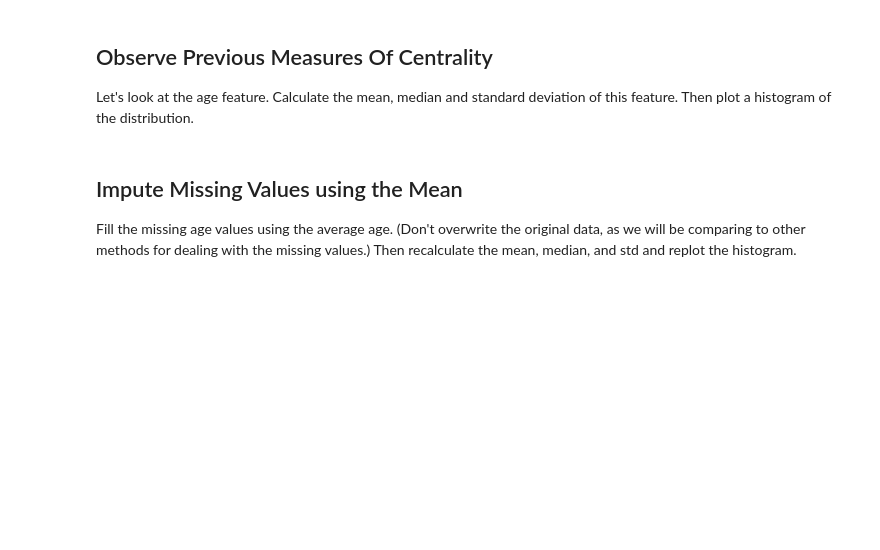
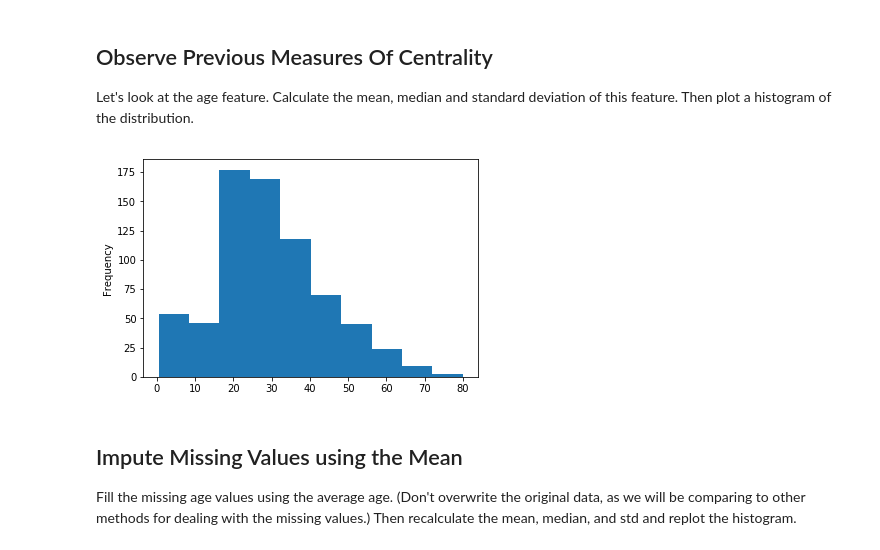
Before and after one commit to kathrinv/dsc-more-on-missing-data-lab-nyc-ds-082619, a Jupyter notebook: index.ipynb, the cells around one changed output. Saved outputs shown, nothing was run; the diff lists cells and outputs as text; code cells hidden in the pictures; blank space fills up the shorter version.

```diff
--- a/index.ipynb
+++ b/index.ipynb
@@ -50,17 +50,19 @@ Let's look at the age feature. Calculate the mean, median and standard deviation
 # %%
 #Your code here
 import numpy as np
 import matplotlib.pyplot as plt
 %matplotlib inline
 
 age_median = df.Age.median()
 age_mean = df.Age.mean()
 age_std = df.Age.std()
 # print(age_median) #check
 # print(age_mean) #check
 # print(age_std) #check
 
-df.Age.plot(kind='hist', bins=5)
+df.Age.plot(kind='hist', bins=10);
+# %% [output]
+[figure, added]
 # %% [markdown]
 ## Impute Missing Values using the Mean
 
```
